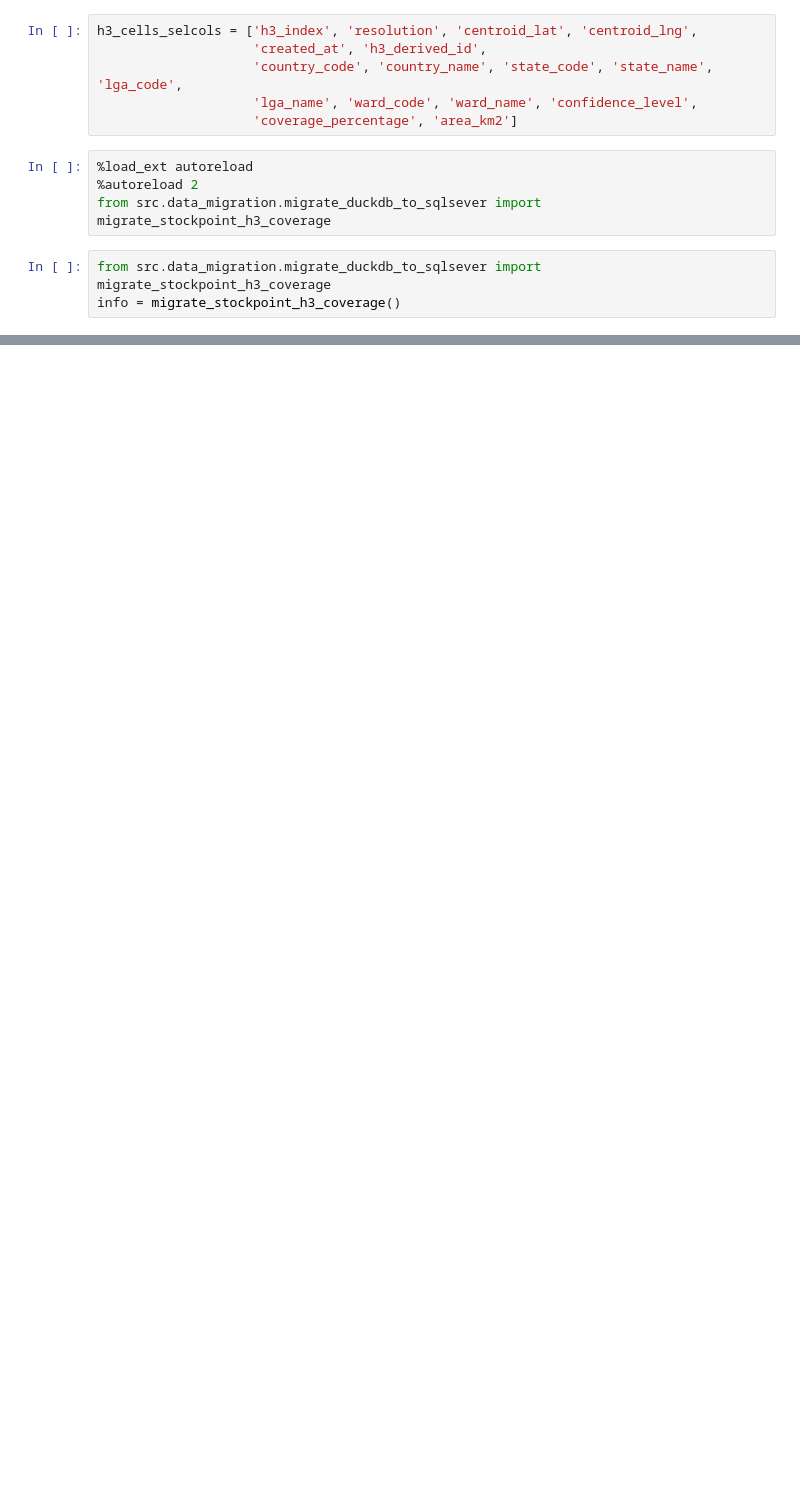
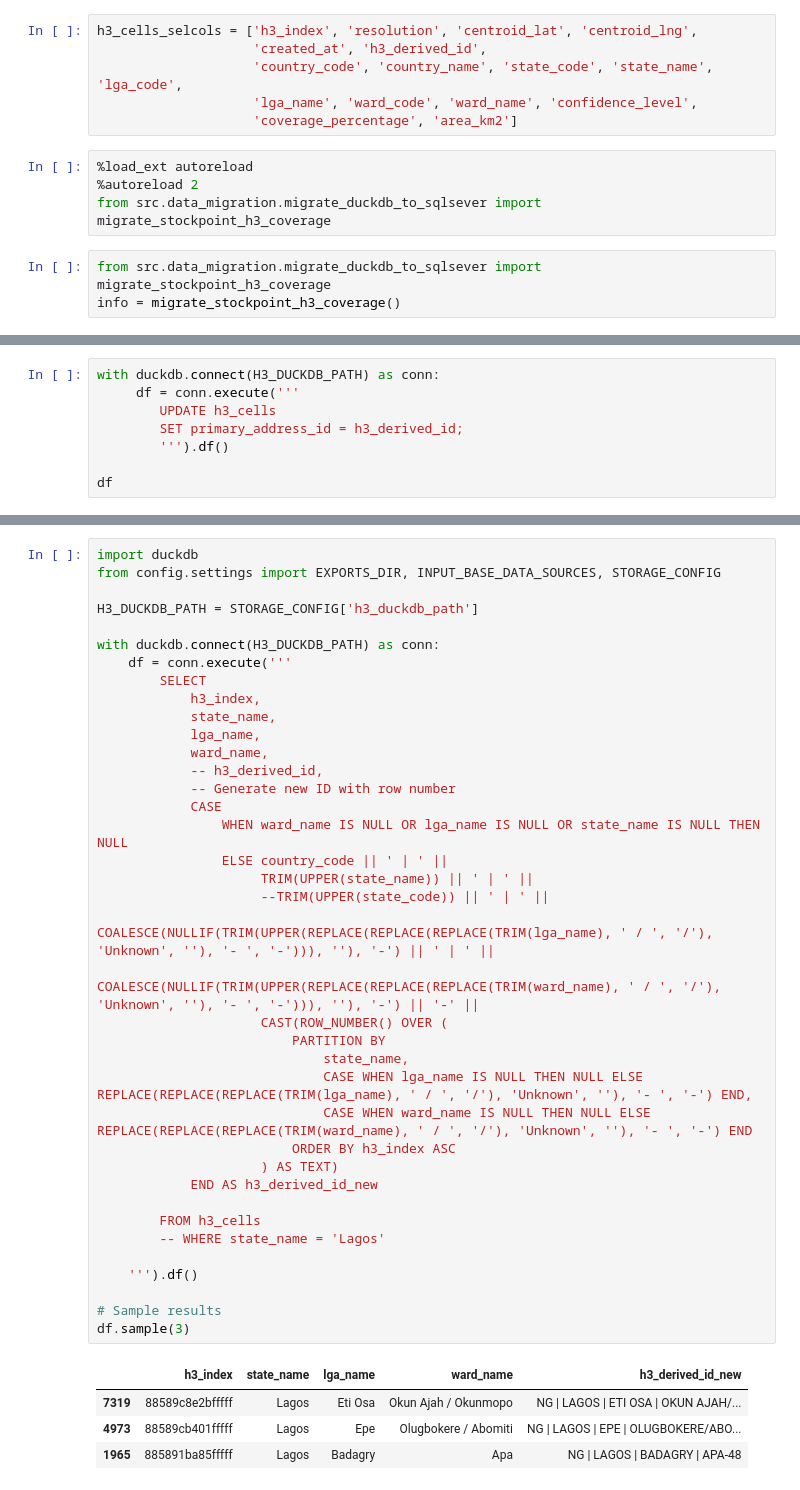
Before and after one commit to bteinstein/demand_engine, a Jupyter notebook: StockPoint_Clustering_and_Routing/01_main - dev.ipynb, the cells around one changed output, grey strips where cells are left out. Cells and saved outputs as stored; diff of their text form; blank space fills up the shorter version.

```diff
--- a/StockPoint_Clustering_and_Routing/01_main - dev.ipynb
+++ b/StockPoint_Clustering_and_Routing/01_main - dev.ipynb
@@ -961,0 +1054,8 @@ LoadInfo(pipeline=<dlt.pipeline(pipeline_name='duckdb_to_sqlserver', destination
+# %%
+with duckdb.connect(H3_DUCKDB_PATH) as conn:
+     df = conn.execute('''
+        UPDATE h3_cells
+        SET primary_address_id = h3_derived_id;
+        ''').df()
+
+df
@@ -961,0 +1150,43 @@ LoadInfo(pipeline=<dlt.pipeline(pipeline_name='duckdb_to_sqlserver', destination
+# %%
+import duckdb
+from config.settings import EXPORTS_DIR, INPUT_BASE_DATA_SOURCES, STORAGE_CONFIG
+
+H3_DUCKDB_PATH = STORAGE_CONFIG['h3_duckdb_path']
+
+with duckdb.connect(H3_DUCKDB_PATH) as conn:
+    df = conn.execute('''
+        SELECT
+            h3_index,
+            state_name,
+            lga_name,
+            ward_name,
+            -- h3_derived_id,
+            -- Generate new ID with row number
+            CASE
+                WHEN ward_name IS NULL OR lga_name IS NULL OR state_name IS NULL THEN NULL
+                ELSE country_code || ' | ' ||
+                     TRIM(UPPER(state_name)) || ' | ' ||
+                     --TRIM(UPPER(state_code)) || ' | ' ||
+                     COALESCE(NULLIF(TRIM(UPPER(REPLACE(REPLACE(REPLACE(TRIM(lga_name), ' / ', '/'), 'Unknown', ''), '- ', '-'))), ''), '-') || ' | ' ||
+                     COALESCE(NULLIF(TRIM(UPPER(REPLACE(REPLACE(REPLACE(TRIM(ward_name), ' / ', '/'), 'Unknown', ''), '- ', '-'))), ''), '-') || '-' ||
+                     CAST(ROW_NUMBER() OVER (
+                         PARTITION BY
+                             state_name,
+                             CASE WHEN lga_name IS NULL THEN NULL ELSE REPLACE(REPLACE(REPLACE(TRIM(lga_name), ' / ', '/'), 'Unknown', ''), '- ', '-') END,
+                             CASE WHEN ward_name IS NULL THEN NULL ELSE REPLACE(REPLACE(REPLACE(TRIM(ward_name), ' / ', '/'), 'Unknown', ''), '- ', '-') END
+                         ORDER BY h3_index ASC
+                     ) AS TEXT)
+            END AS h3_derived_id_new
+
+        FROM h3_cells
+        -- WHERE state_name = 'Lagos'
+
+    ''').df()
+
+# Sample results
+df.sample(3)
+# %% [output]
+|  | h3_index | state_name | lga_name | ward_name | h3_derived_id_new |
+| 7319 | 88589c8e2bfffff | Lagos | Eti Osa | Okun Ajah / Okunmopo | NG | LAGOS | ETI OSA | OKUN AJAH/... |
+| 4973 | 88589cb401fffff | Lagos | Epe | Olugbokere / Abomiti | NG | LAGOS | EPE | OLUGBOKERE/ABO... |
+| 1965 | 885891ba85fffff | Lagos | Badagry | Apa | NG | LAGOS | BADAGRY | APA-48 |
```
Also changed, not shown: parts of 53 cells of this notebook, 40 other files.
